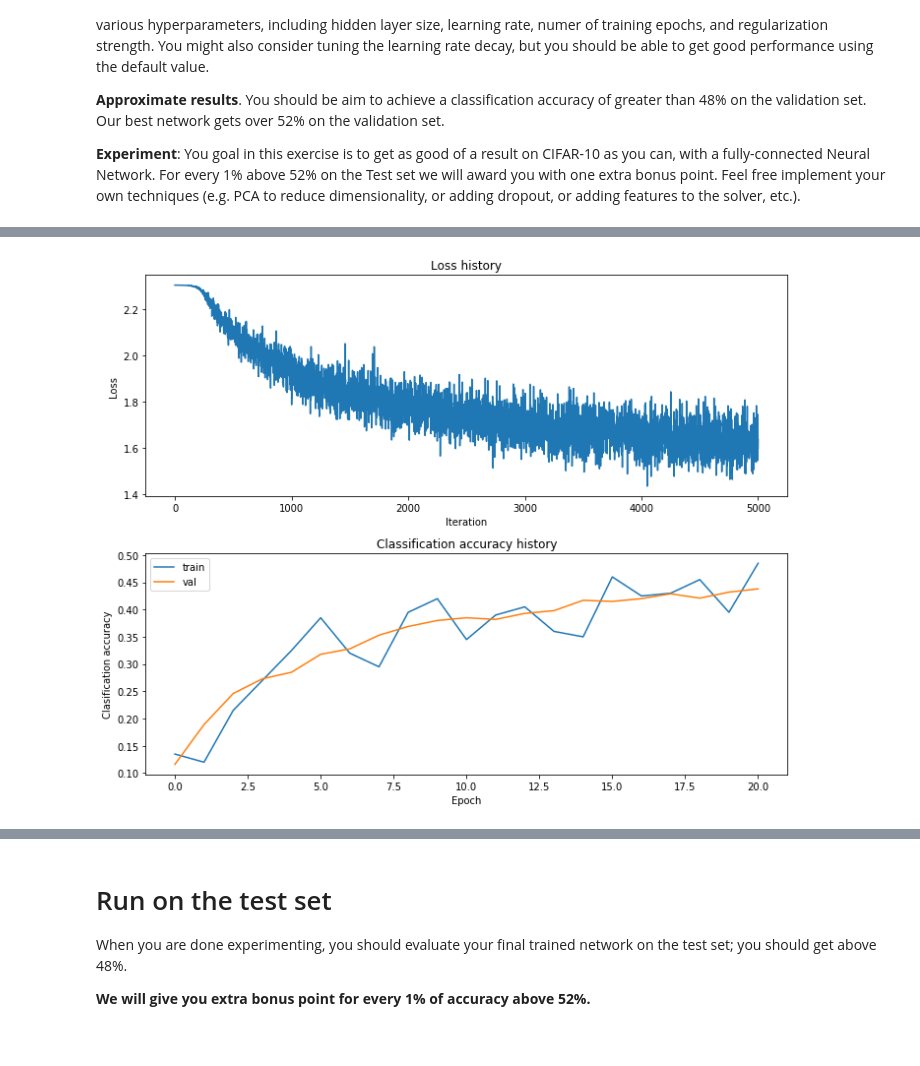
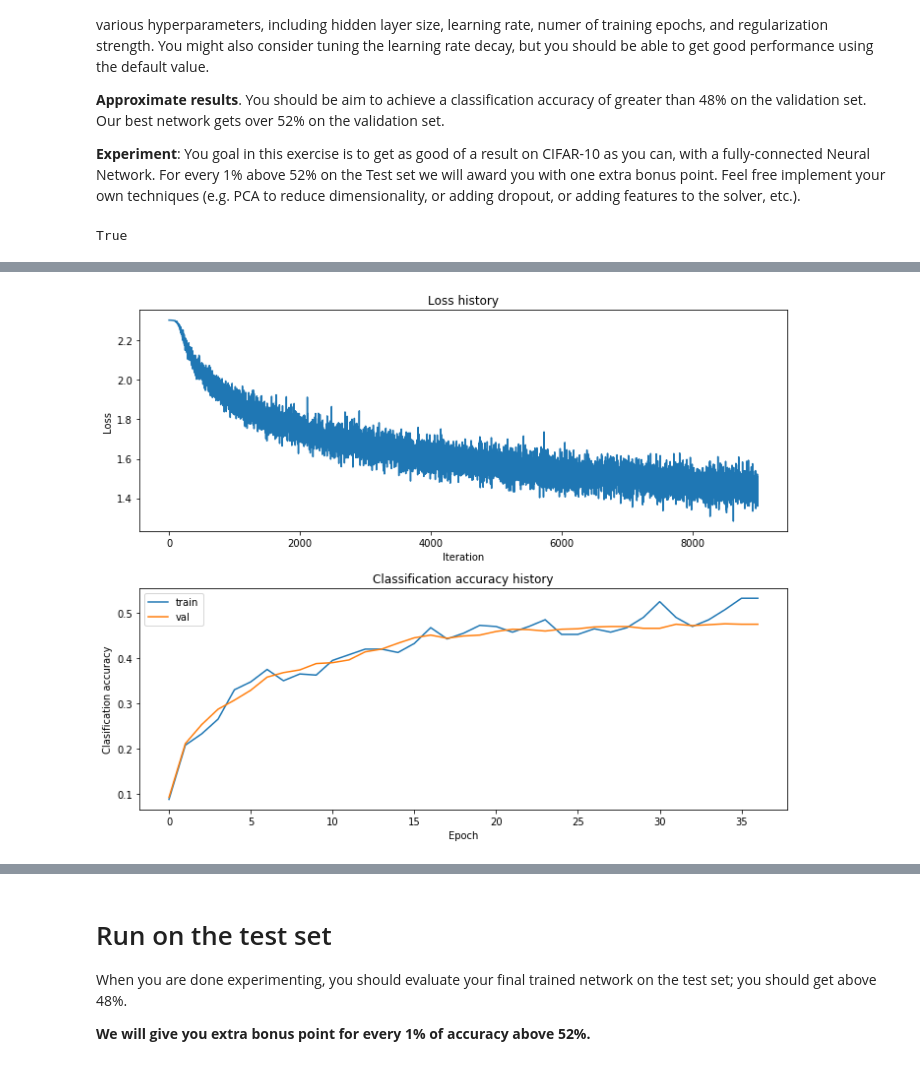
Before and after one commit to liaison/cs231n, a Jupyter notebook: spring1617_assignment1/two_layer_net.ipynb, the cells around one changed output, grey strips where cells are left out. Drawn from its saved outputs; the diff is of its cells as text; code cells hidden in the pictures.

```diff
--- a/spring1617_assignment1/two_layer_net.ipynb
+++ b/spring1617_assignment1/two_layer_net.ipynb
@@ -300,6 +300,10 @@ show_net_weights(net)
 **Approximate results**. You should be aim to achieve a classification accuracy of greater than 48% on the validation set. Our best network gets over 52% on the validation set.
 
 **Experiment**: You goal in this exercise is to get as good of a result on CIFAR-10 as you can, with a fully-connected Neural Network. For every 1% above 52% on the Test set we will award you with one extra bonus point. Feel free implement your own techniques (e.g. PCA to reduce dimensionality, or adding dropout, or adding features to the solver, etc.).
+# %%
+10000 < float('inf')
+# %% [output]
+True
 # %%
 
 #################################################################################
@@ -323,12 +327,12 @@ TRAIN_CONFIG = {
     # hyperparameters
     'hidden_size' : 120,
 
-    'num_iters' : 5000,
-    'batch_size' : 200,
+    'num_iters' : 9000,
+    'batch_size' : 400,
 
-    'learning_rate' : 1e-4,
+    'learning_rate' : 2e-4,
     'learning_rate_decay' : 0.95,
-    'reg' : 0.2,   # regularization strength
+    'reg' : 0.25,   # regularization strength
 }
 
 
@@ -353,6 +357,7 @@ def trial_run(config, X_train, y_train, X_val, y_val):
                 batch_size = config['batch_size'],
                 learning_rate = config['learning_rate'],
                 learning_rate_decay = config['learning_rate_decay'],
+                loss_reduce_delta = 1e-7, learning_rate_decay_patience = 6,
                 reg = config['reg'],
                 verbose = True)
 
@@ -392,4 +397,4 @@ train_loss:1.636130, train_acc:0.485000, val_acc:0.438000
-[figure, old version]
+[figure, new version]
 # %%
 # visualize the weights of the best network
 show_net_weights(best_net)
```
Also changed, not shown: parts of 3 cells of this notebook.
